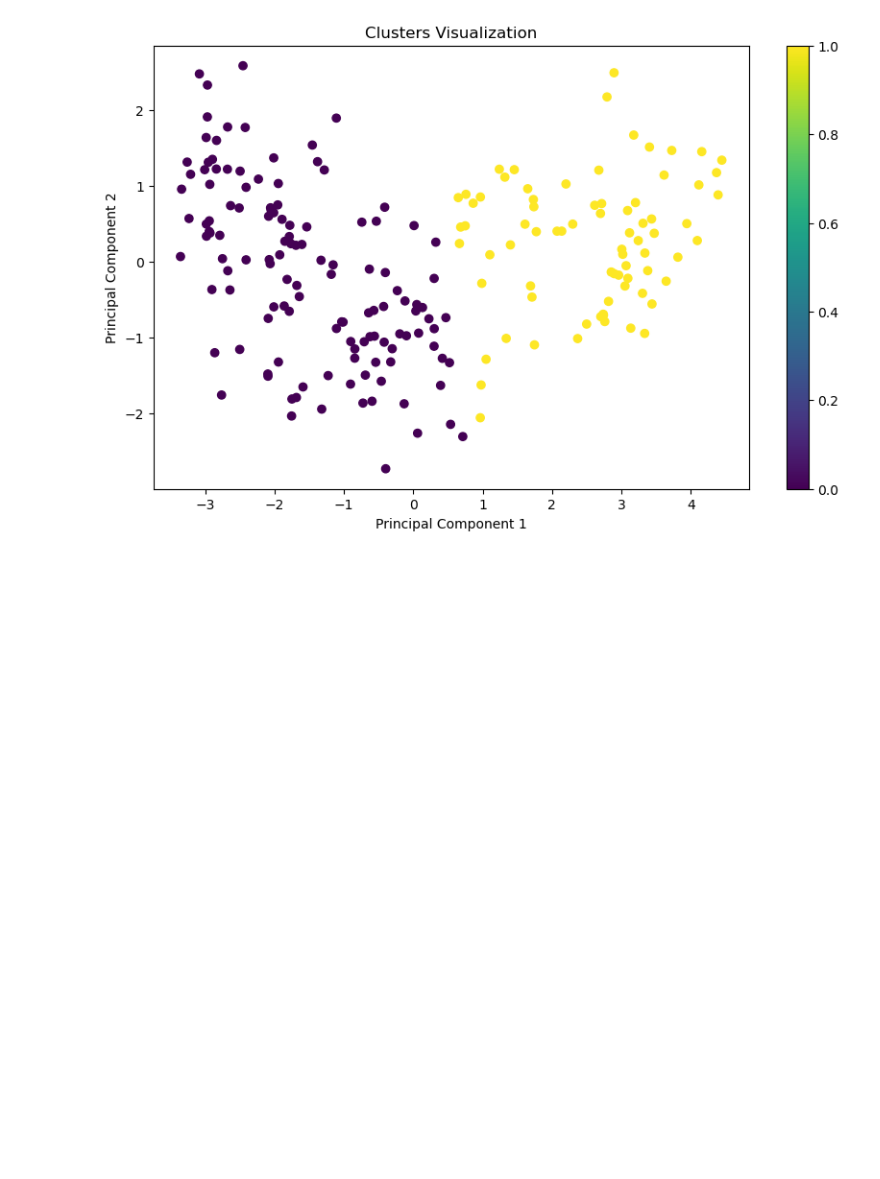
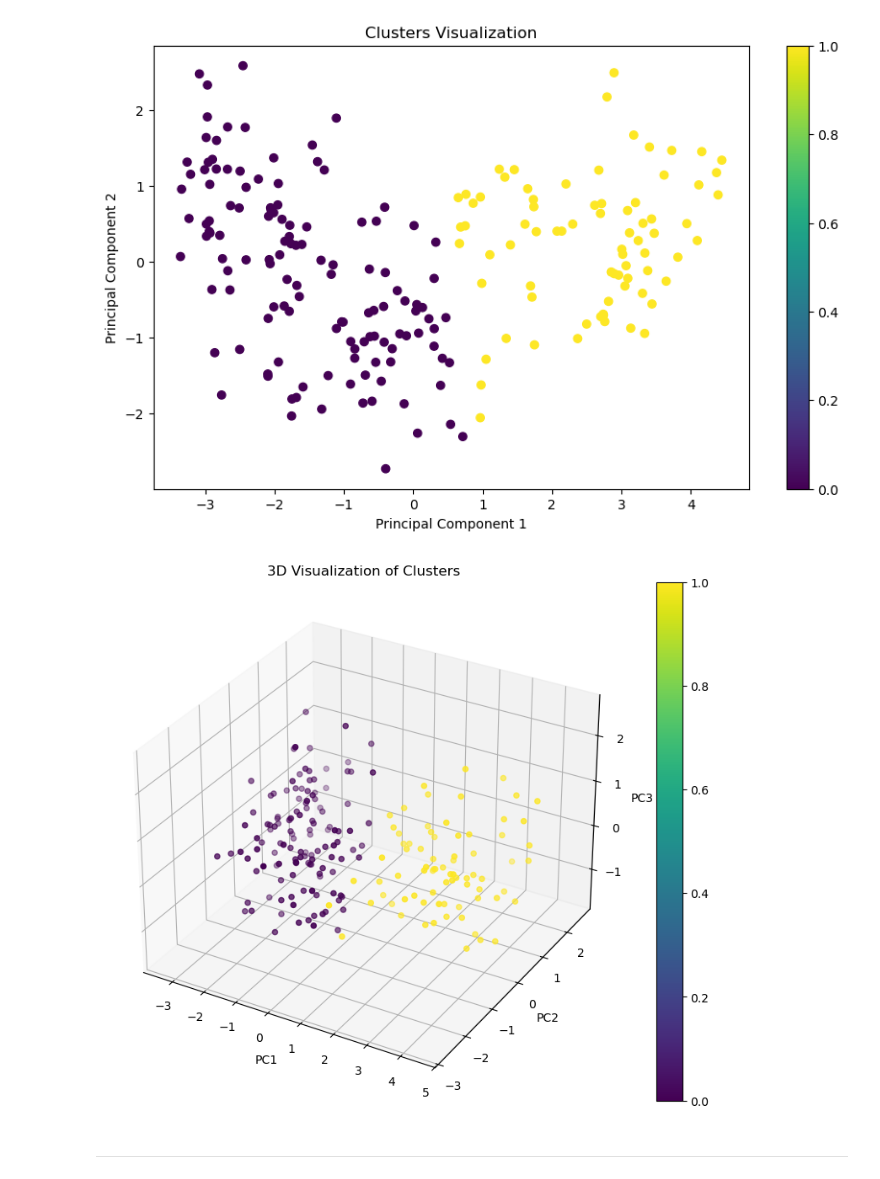
Before and after one commit to HitenDewangan/DataScience-AIML, a Jupyter notebook: Projects/Unsupervised/Bank Data Clustering/J_SOT23_Hitendra_Kumar_Dewangan.ipynb, the cells around one changed output. Saved outputs shown, nothing was run; the diff lists cells and outputs as text; code cells hidden in the pictures; blank space fills up the shorter version.

Commit message:
Project: Final Cluster Analysis and Profiling

```diff
--- a/Projects/Unsupervised/Bank Data Clustering/J_SOT23_Hitendra_Kumar_Dewangan.ipynb
+++ b/Projects/Unsupervised/Bank Data Clustering/J_SOT23_Hitendra_Kumar_Dewangan.ipynb
@@ -432,3 +432,20 @@ plt.colorbar(scatter)  # Show colorbar to indicate cluster labels
 plt.show()
 # %% [output]
 [figure]
+# %%
+from mpl_toolkits.mplot3d import Axes3D
+
+fig = plt.figure(figsize=(10, 8))
+ax = fig.add_subplot(111, projection='3d')
+scatter = ax.scatter(pca_df['PC1'], pca_df['PC2'], pca_df['PC3'],
+                      c=df['cluster'], cmap='viridis')
+ax.set_xlabel('PC1')
+ax.set_ylabel('PC2')
+ax.set_zlabel('PC3')
+plt.colorbar(scatter)
+plt.title('3D Visualization of Clusters')
+plt.show()
+# %% [output]
+[figure, added]
+# %% [markdown]
+---
```
Also changed, not shown: parts of 2 cells of this notebook, 1 other file.
